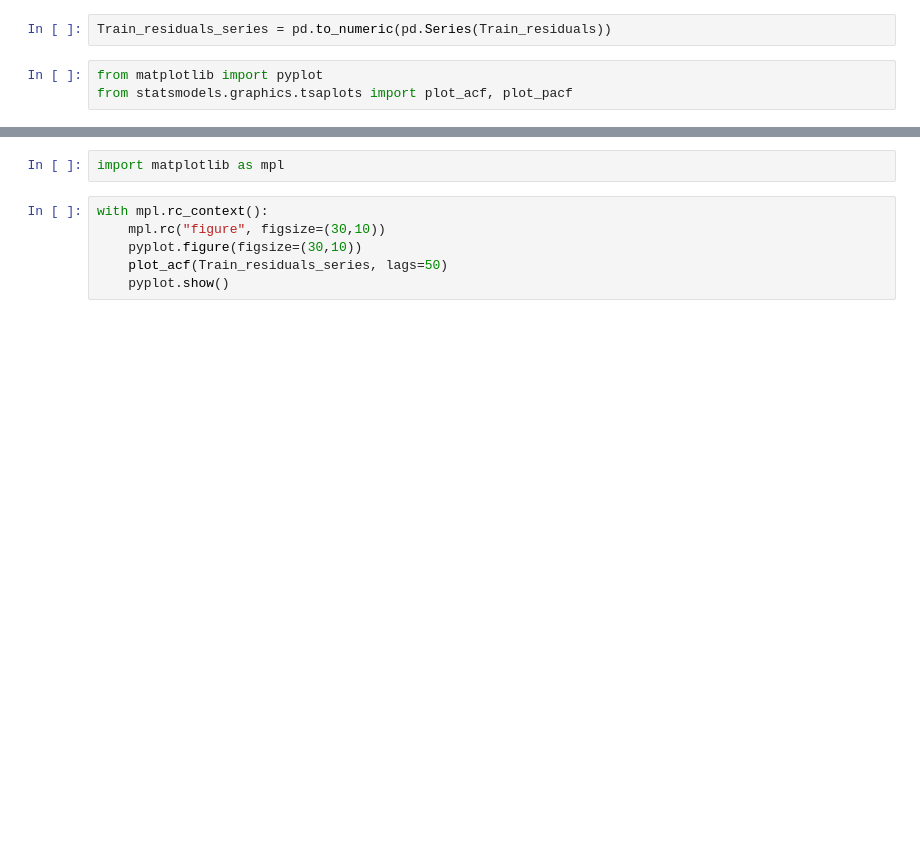
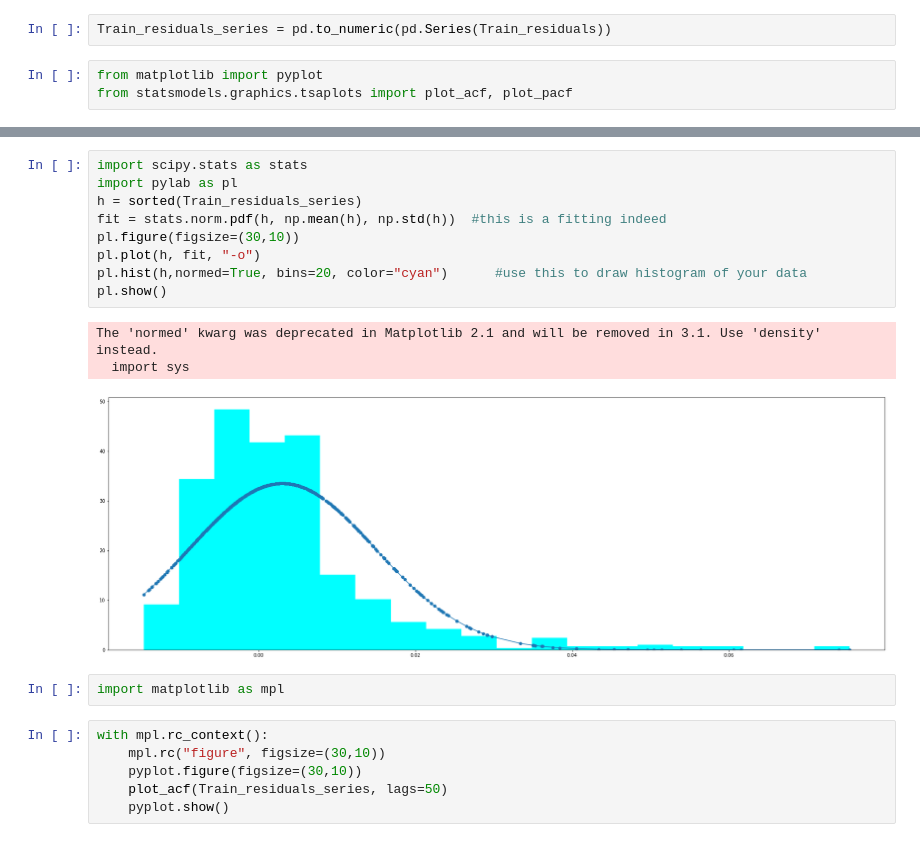
Before and after one commit to Zhimin90/London_Energy_Study_in_R, a Jupyter notebook: Python LSTM Keras/LSTM.ipynb, the cells around one changed output, grey strips where cells are left out. Drawn from its saved outputs; the diff is of its cells as text; blank space fills up the shorter version.

Commit message:
Added Normal Distribution Plot in residual and error analysis

```diff
--- a/Python LSTM Keras/LSTM.ipynb
+++ b/Python LSTM Keras/LSTM.ipynb
@@ -274,3 +267,16 @@ pyplot.show()
+# %%
+import scipy.stats as stats
+import pylab as pl
+h = sorted(Train_residuals_series)
+fit = stats.norm.pdf(h, np.mean(h), np.std(h))  #this is a fitting indeed
+pl.figure(figsize=(30,10))
+pl.plot(h, fit, "-o")
+pl.hist(h,normed=True, bins=20, color="cyan")      #use this to draw histogram of your data
+pl.show()
+# %% [output]
+The 'normed' kwarg was deprecated in Matplotlib 2.1 and will be removed in 3.1. Use 'density' instead.
+  import sys
+[figure, added]
 # %%
 import matplotlib as mpl
 # %%
```
Also changed, not shown: parts of 19 cells of this notebook.
